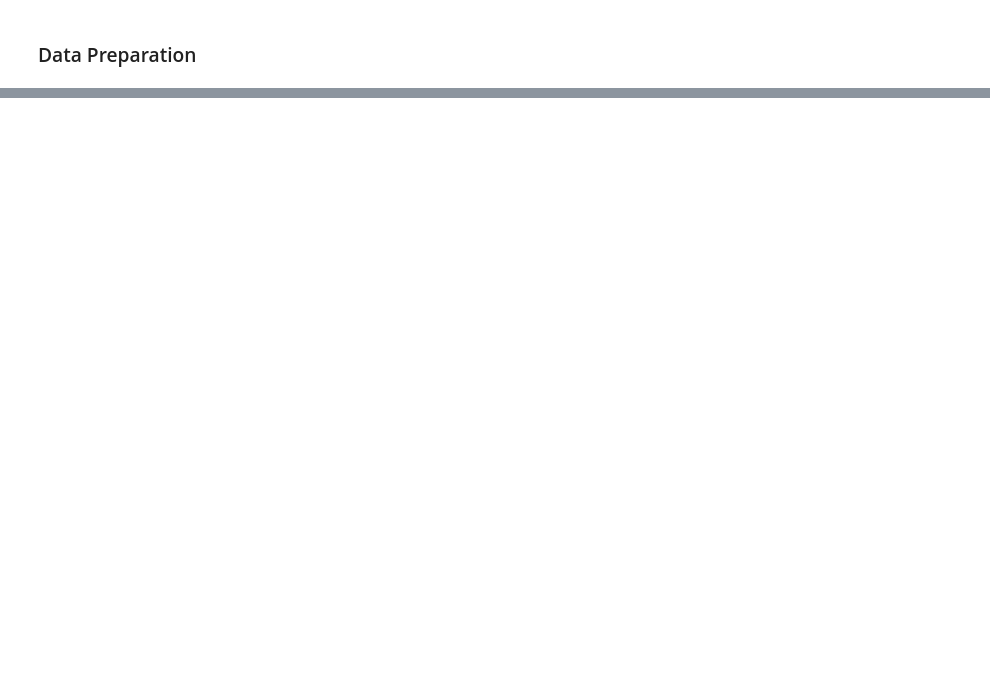
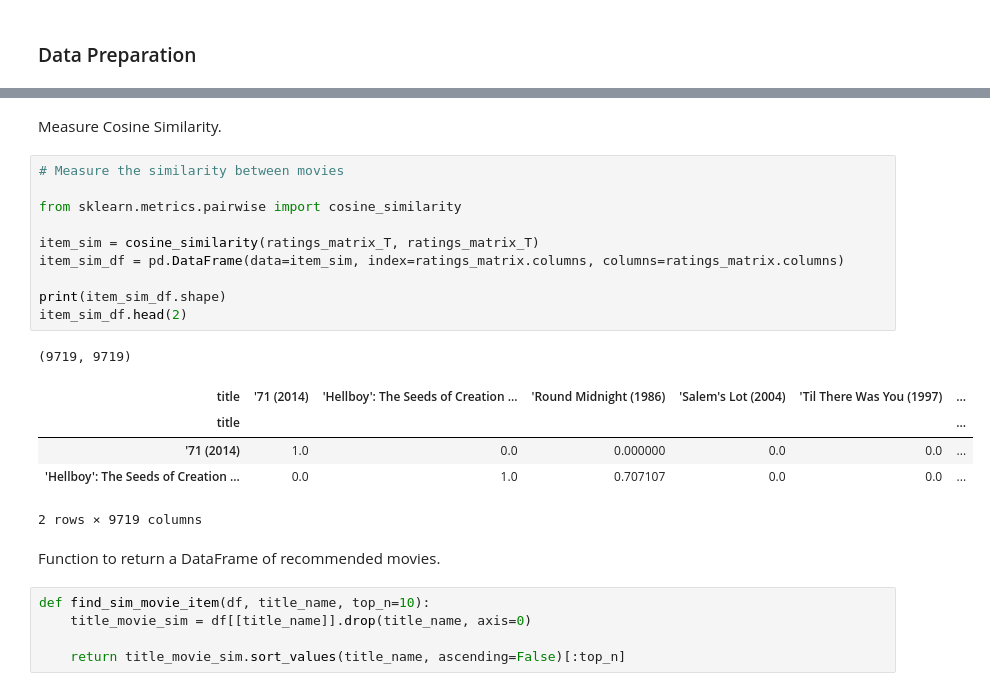
Before and after one commit to ToleranceKim/learning-data-science, a Jupyter notebook: Recommender/Basics_of_Recommender_Systems.ipynb, the cells around one changed output, grey strips where cells are left out. Cells and saved outputs as stored; diff of their text form; blank space fills up the shorter version.

```diff
--- a/Recommender/Basics_of_Recommender_Systems.ipynb
+++ b/Recommender/Basics_of_Recommender_Systems.ipynb
@@ -553,0 +642,26 @@ import warning; warnings.filterings('ignore')
+# %% [markdown]
+Measure Cosine Similarity.
+# %%
+# Measure the similarity between movies
+
+from sklearn.metrics.pairwise import cosine_similarity
+
+item_sim = cosine_similarity(ratings_matrix_T, ratings_matrix_T)
+item_sim_df = pd.DataFrame(data=item_sim, index=ratings_matrix.columns, columns=ratings_matrix.columns)
+
+print(item_sim_df.shape)
+item_sim_df.head(2)
+# %% [output]
+(9719, 9719)
+| title | '71 (2014) | 'Hellboy': The Seeds of Creation ... | 'Round Midnight (1986) | 'Salem's Lot (2004) | 'Til There Was You (1997) | ... |
+| title |  |  |  |  |  | ... |
+| '71 (2014) | 1.0 | 0.0 | 0.000000 | 0.0 | 0.0 | ... |
+| 'Hellboy': The Seeds of Creation ... | 0.0 | 1.0 | 0.707107 | 0.0 | 0.0 | ... |
+2 rows × 9719 columns
+# %% [markdown]
+Function to return a DataFrame of recommended movies.
+# %%
+def find_sim_movie_item(df, title_name, top_n=10):
+    title_movie_sim = df[[title_name]].drop(title_name, axis=0)
+
+    return title_movie_sim.sort_values(title_name, ascending=False)[:top_n]
```
Also changed, not shown: parts of 72 cells of this notebook.
